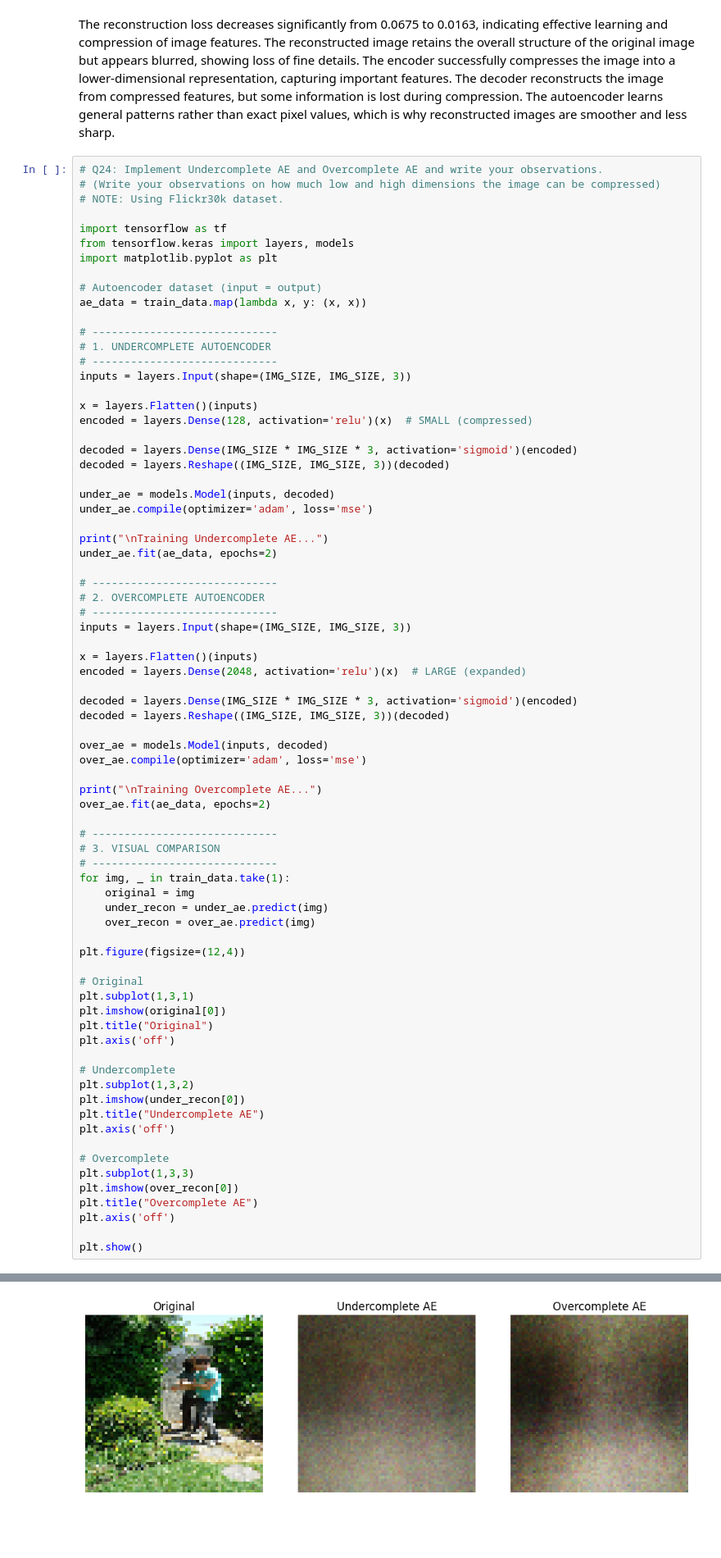
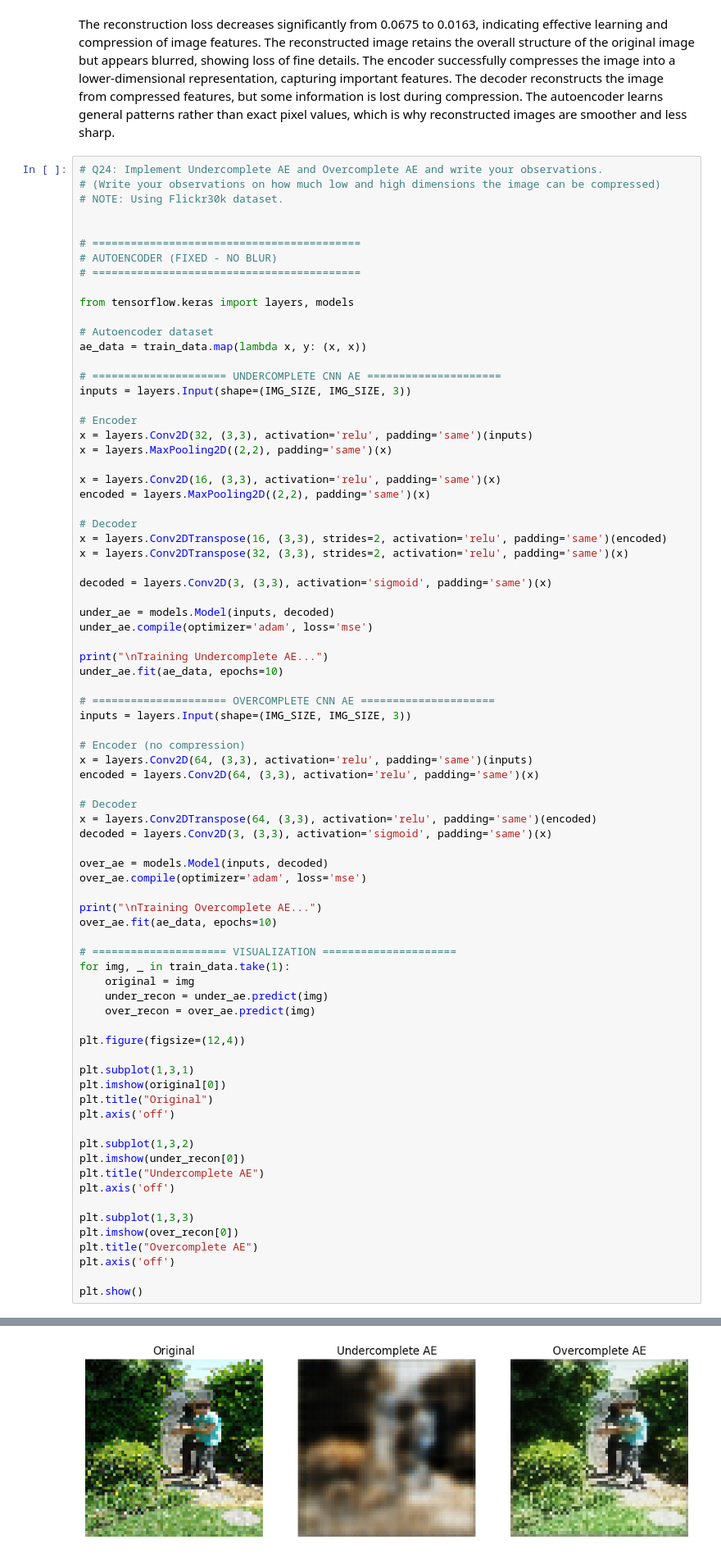
Before and after one commit to Praharshita1275/deep_learning_practice, a Jupyter notebook: DL_assignment.ipynb, the cells around one changed output, grey strips where cells are left out. Shown at 82% size. Drawn from its saved outputs; the diff is of its cells as text; blank space fills up the shorter version.

```diff
--- a/DL_assignment.ipynb
+++ b/DL_assignment.ipynb
@@ -1212,50 +1212,56 @@ The autoencoder learns general patterns rather than exact pixel values, which is
 # (Write your observations on how much low and high dimensions the image can be compressed)
 # NOTE: Using Flickr30k dataset.
 
-import tensorflow as tf
+
+# ==========================================
+# AUTOENCODER (FIXED - NO BLUR)
+# ==========================================
+
 from tensorflow.keras import layers, models
-import matplotlib.pyplot as plt
 
-# Autoencoder dataset (input = output)
+# Autoencoder dataset
 ae_data = train_data.map(lambda x, y: (x, x))
 
-# -----------------------------
-# 1. UNDERCOMPLETE AUTOENCODER
-# -----------------------------
+# ===================== UNDERCOMPLETE CNN AE =====================
 inputs = layers.Input(shape=(IMG_SIZE, IMG_SIZE, 3))
 
-x = layers.Flatten()(inputs)
-encoded = layers.Dense(128, activation='relu')(x)  # SMALL (compressed)
+# Encoder
+x = layers.Conv2D(32, (3,3), activation='relu', padding='same')(inputs)
+x = layers.MaxPooling2D((2,2), padding='same')(x)
 
-decoded = layers.Dense(IMG_SIZE * IMG_SIZE * 3, activation='sigmoid')(encoded)
-decoded = layers.Reshape((IMG_SIZE, IMG_SIZE, 3))(decoded)
+x = layers.Conv2D(16, (3,3), activation='relu', padding='same')(x)
+encoded = layers.MaxPooling2D((2,2), padding='same')(x)
+
+# Decoder
+x = layers.Conv2DTranspose(16, (3,3), strides=2, activation='relu', padding='same')(encoded)
+x = layers.Conv2DTranspose(32, (3,3), strides=2, activation='relu', padding='same')(x)
+
+decoded = layers.Conv2D(3, (3,3), activation='sigmoid', padding='same')(x)
 
 under_ae = models.Model(inputs, decoded)
 under_ae.compile(optimizer='adam', loss='mse')
 
 print("\nTraining Undercomplete AE...")
-under_ae.fit(ae_data, epochs=2)
+under_ae.fit(ae_data, epochs=10)
 
-# -----------------------------
-# 2. OVERCOMPLETE AUTOENCODER
-# -----------------------------
+# ===================== OVERCOMPLETE CNN AE =====================
 inputs = layers.Input(shape=(IMG_SIZE, IMG_SIZE, 3))
 
-x = layers.Flatten()(inputs)
-encoded = layers.Dense(2048, activation='relu')(x)  # LARGE (expanded)
+# Encoder (no compression)
+x = layers.Conv2D(64, (3,3), activation='relu', padding='same')(inputs)
+encoded = layers.Conv2D(64, (3,3), activation='relu', padding='same')(x)
 
-decoded = layers.Dense(IMG_SIZE * IMG_SIZE * 3, activation='sigmoid')(encoded)
-decoded = layers.Reshape((IMG_SIZE, IMG_SIZE, 3))(decoded)
+# Decoder
+x = layers.Conv2DTranspose(64, (3,3), activation='relu', padding='same')(encoded)
+decoded = layers.Conv2D(3, (3,3), activation='sigmoid', padding='same')(x)
 
 over_ae = models.Model(inputs, decoded)
 over_ae.compile(optimizer='adam', loss='mse')
 
 print("\nTraining Overcomplete AE...")
-over_ae.fit(ae_data, epochs=2)
+over_ae.fit(ae_data, epochs=10)
 
-# -----------------------------
-# 3. VISUAL COMPARISON
-# -----------------------------
+# ===================== VISUALIZATION =====================
 for img, _ in train_data.take(1):
     original = img
     under_recon = under_ae.predict(img)
@@ -1263,19 +1269,16 @@ for img, _ in train_data.take(1):
 
 plt.figure(figsize=(12,4))
 
-# Original
 plt.subplot(1,3,1)
 plt.imshow(original[0])
 plt.title("Original")
 plt.axis('off')
 
-# Undercomplete
 plt.subplot(1,3,2)
 plt.imshow(under_recon[0])
 plt.title("Undercomplete AE")
 plt.axis('off')
 
-# Overcomplete
 plt.subplot(1,3,3)
 plt.imshow(over_recon[0])
 plt.title("Overcomplete AE")
@@ -1299,4 +1306,4 @@ Epoch 2/2
-[figure, old version]
+[figure, new version]
 # %% [markdown]
 The undercomplete autoencoder compresses the image into a smaller representation, resulting in loss of fine details and producing a more blurred reconstruction.
 The overcomplete autoencoder uses a higher-dimensional representation, preserving more details compared to the undercomplete model but still not perfectly reconstructing the image.
```
Also changed, not shown: parts of 1 cell of this notebook.
